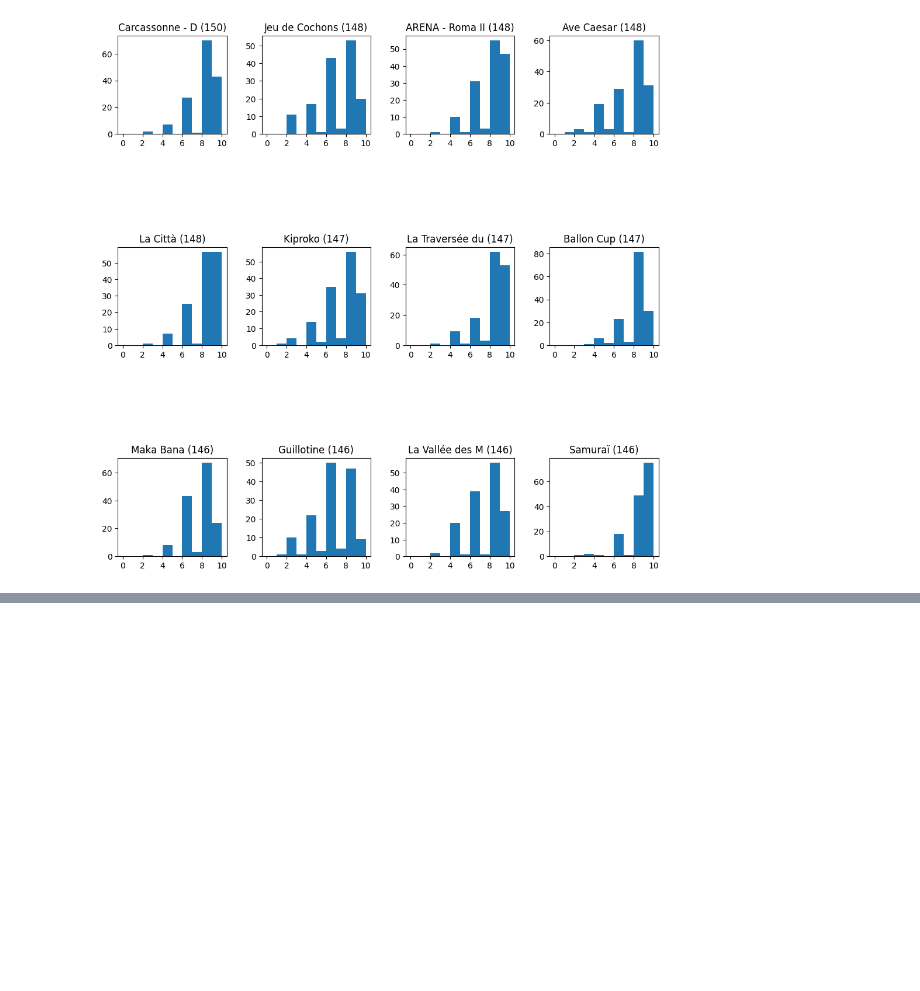
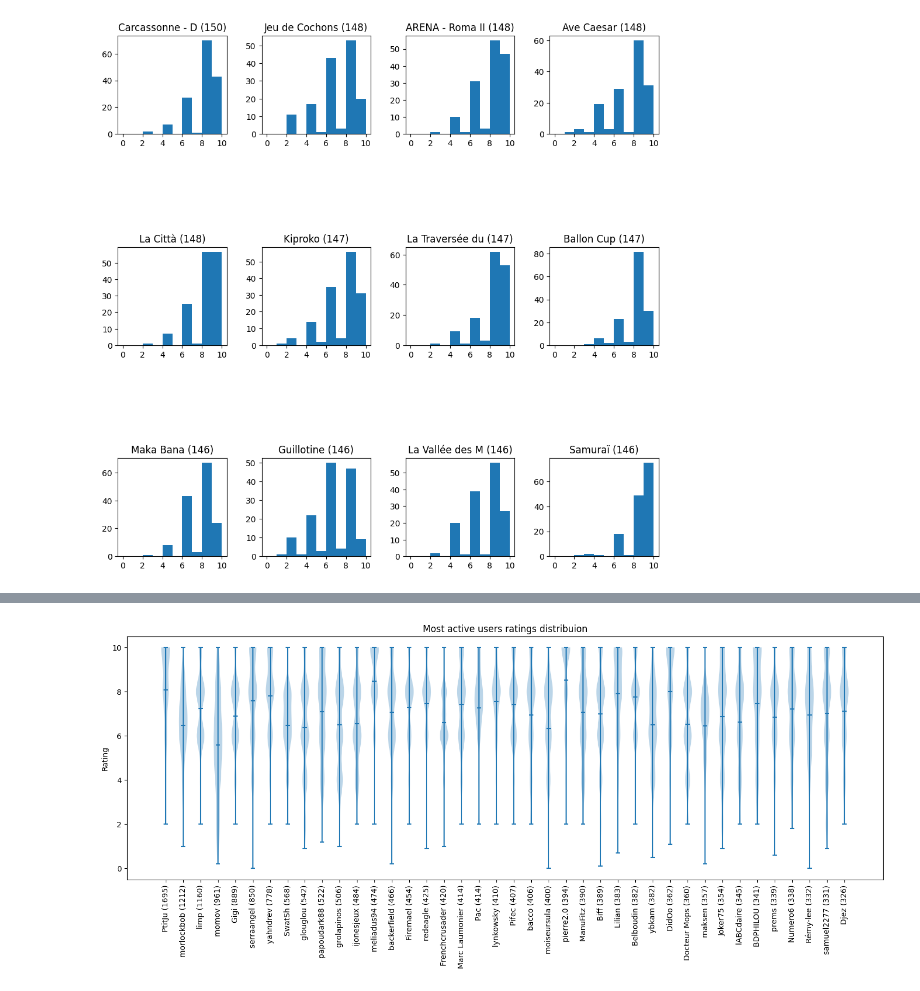
Before and after one commit to Franciline/Recommendation_system, a Jupyter notebook: data_visualization/avis.ipynb, the cells around one changed output, grey strips where cells are left out. Saved outputs shown, nothing was run; the diff lists cells and outputs as text; code cells hidden in the pictures; blank space fills up the shorter version.

Commit message:
violinplots added

```diff
--- a/data_visualization/avis.ipynb
+++ b/data_visualization/avis.ipynb
@@ -187,0 +201,29 @@ fig
+# %%
+def violin_plot(data, ax, data_labels, y_label, title, rotation=90):
+    ax.violinplot(data, showextrema=True, showmeans=True)
+
+    labels_coords = np.arange(start=1, stop = data.index.size+1)
+
+    if data_labels is not None:
+        ax.tick_params(axis='x', labelrotation=rotation)
+        ax.set_xticks(np.arange(start=1, stop=data.index.size+1))  # Set the tick positions
+        ax.set_xticklabels(data_labels)
+        ax.xaxis.set_major_locator(plt.FixedLocator(labels_coords))
+
+
+    ax.set_ylabel(y_label)
+    ax.set_title(title)
+# %%
+# Choose most active users (top X number of reviews based)
+
+top_users = users_ratings.nlargest(n=40, columns="count")
+top_users_merged = top_users.merge(avis_clean[["Username", "Rating"]], on="Username")
+violinplot_data = top_users_merged[["Username", "Rating"]].groupby(by="Username")["Rating"].apply(np.array)
+fig.set_figwidth(15)
+fig.clear()
+violin_plot(violinplot_data, ax=fig.add_subplot(111),
+            data_labels=np.vectorize(lambda user, count: f"{user} ({count})")(top_users["Username"], top_users["count"]),
+            y_label="Rating", title="Most active users ratings distribuion", rotation=90)
+fig
+# %% [output]
+[figure, added]
```
Also changed, not shown: parts of 11 cells of this notebook.
